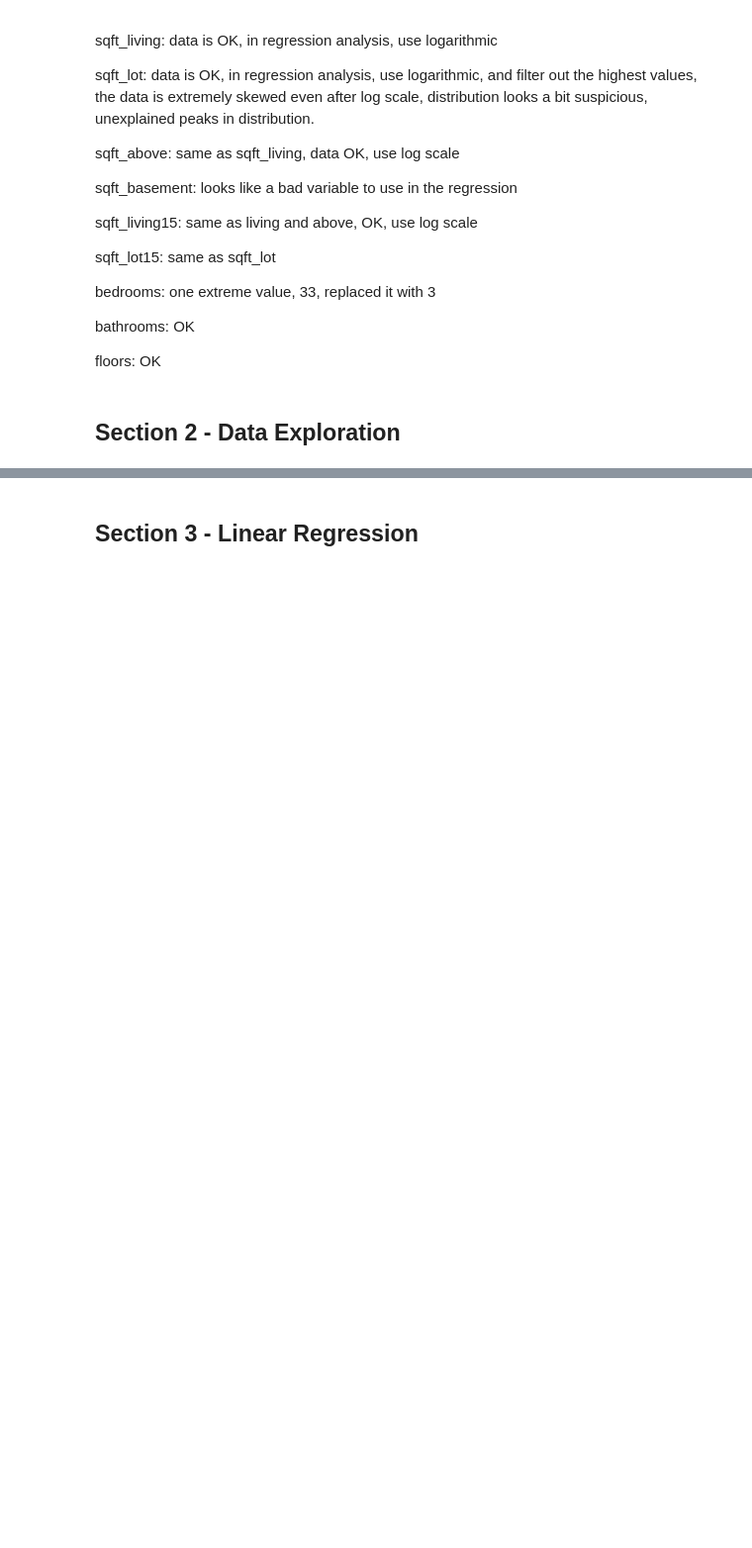
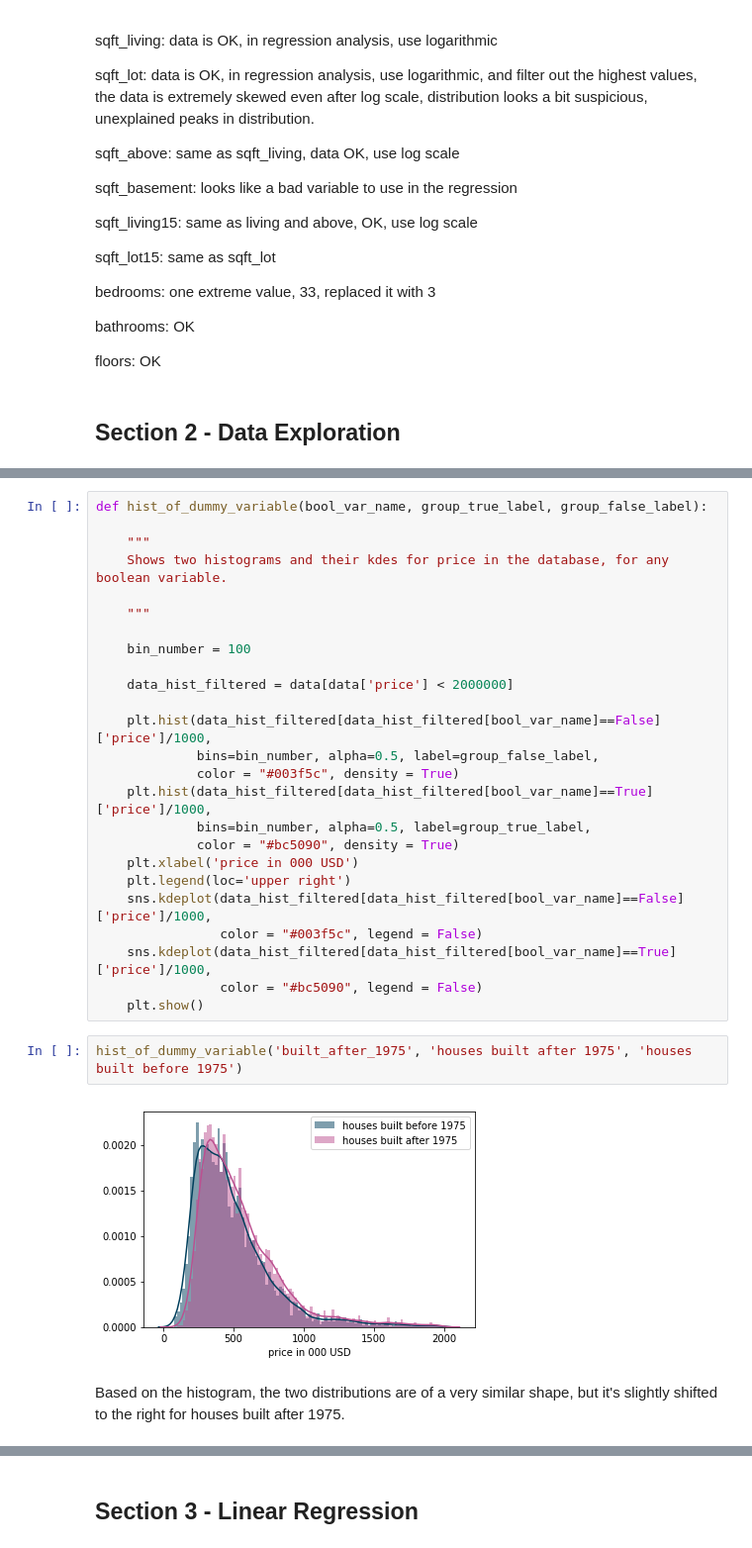
Before and after one commit to MatePocs/kings_county_housing, a Jupyter notebook: index.ipynb, the cells around one changed output, grey strips where cells are left out. Shown at 99% size. Cells and saved outputs as stored; diff of their text form; blank space fills up the shorter version.

```diff
--- a/index.ipynb
+++ b/index.ipynb
@@ -867,0 +910,31 @@ floors: OK
+# %%
+def hist_of_dummy_variable(bool_var_name, group_true_label, group_false_label):
+
+    """
+    Shows two histograms and their kdes for price in the database, for any boolean variable.
+
+    """
+
+    bin_number = 100
+
+    data_hist_filtered = data[data['price'] < 2000000]
+
+    plt.hist(data_hist_filtered[data_hist_filtered[bool_var_name]==False]['price']/1000,
+             bins=bin_number, alpha=0.5, label=group_false_label,
+             color = "#003f5c", density = True)
+    plt.hist(data_hist_filtered[data_hist_filtered[bool_var_name]==True]['price']/1000,
+             bins=bin_number, alpha=0.5, label=group_true_label,
+             color = "#bc5090", density = True)
+    plt.xlabel('price in 000 USD')
+    plt.legend(loc='upper right')
+    sns.kdeplot(data_hist_filtered[data_hist_filtered[bool_var_name]==False]['price']/1000,
+                color = "#003f5c", legend = False)
+    sns.kdeplot(data_hist_filtered[data_hist_filtered[bool_var_name]==True]['price']/1000,
+                color = "#bc5090", legend = False)
+    plt.show()
+# %%
+hist_of_dummy_variable('built_after_1975', 'houses built after 1975', 'houses built before 1975')
+# %% [output]
+[figure, added]
+# %% [markdown]
+Based on the histogram, the two distributions are of a very similar shape, but it's slightly shifted to the right for houses built after 1975.
```
Also changed, not shown: parts of 55 cells of this notebook.
